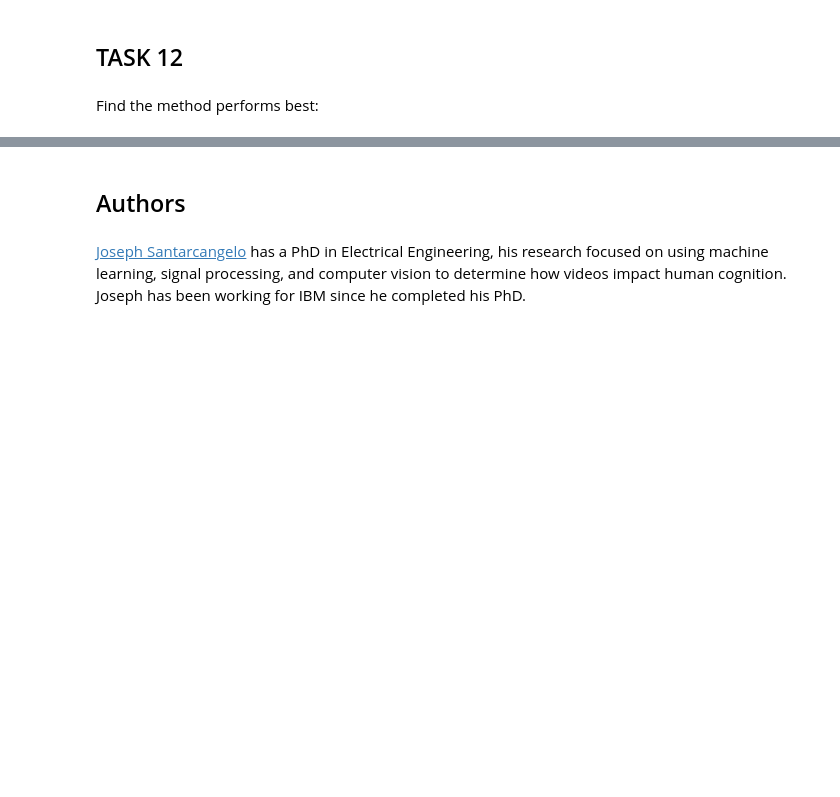
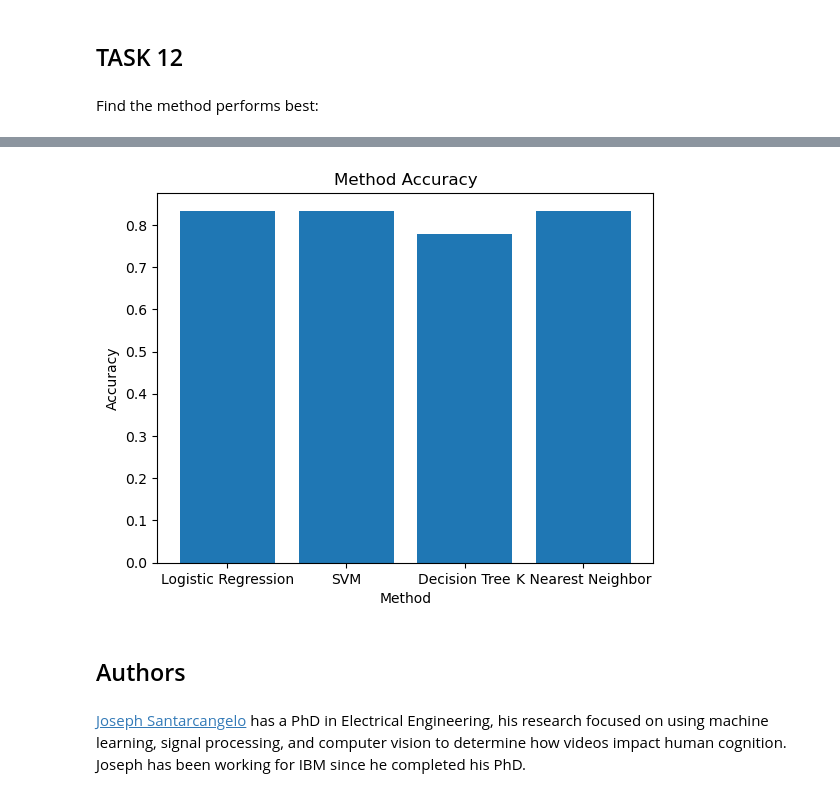
Before and after one commit to Battalion-Data-Science/IBM-Data-Science-Capstone-Project, a Jupyter notebook: SpaceX_Machine Learning Prediction_Part_5.ipynb, the cells around one changed output, grey strips where cells are left out. Drawn from its saved outputs; the diff is of its cells as text; code cells hidden in the pictures; blank space fills up the shorter version.

```diff
--- a/SpaceX_Machine Learning Prediction_Part_5.ipynb
+++ b/SpaceX_Machine Learning Prediction_Part_5.ipynb
@@ -374,4 +374,17 @@ result_frame
 | K Nearest Neighbor | 0.888889 | 0.833333 |
+# %%
+import matplotlib.pyplot as plt
+
+x_axis = result_record['Algorithm']
+y_axis = result_record['Accuracy']
+
+plt.bar(x_axis, y_axis)
+plt.title('Method Accuracy')
+plt.xlabel('Method')
+plt.ylabel('Accuracy')
+plt.show()
+# %% [output]
+[figure, added]
 # %% [markdown]
 ## Authors
 # %% [markdown]
```
Also changed, not shown: parts of 5 cells of this notebook.
